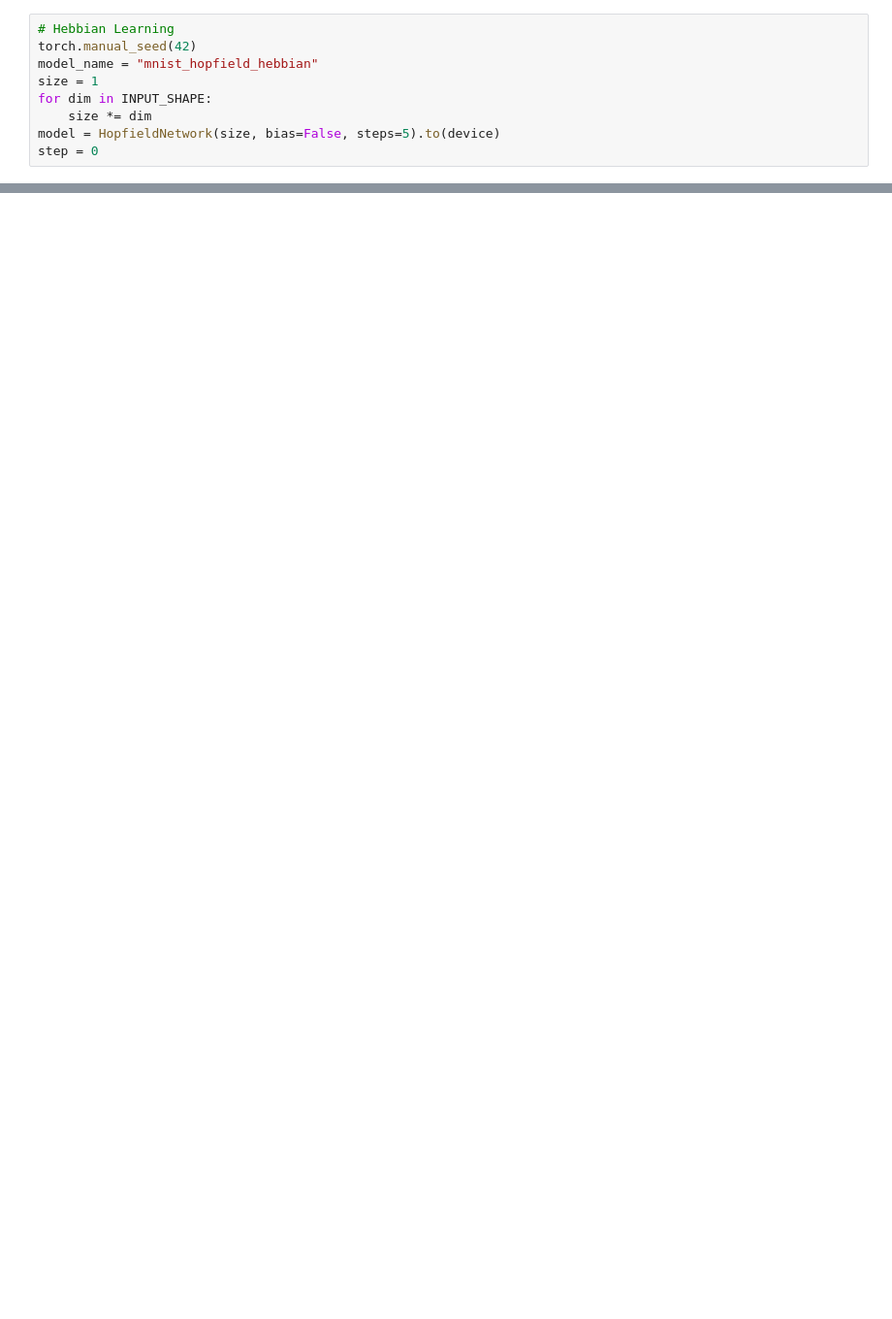
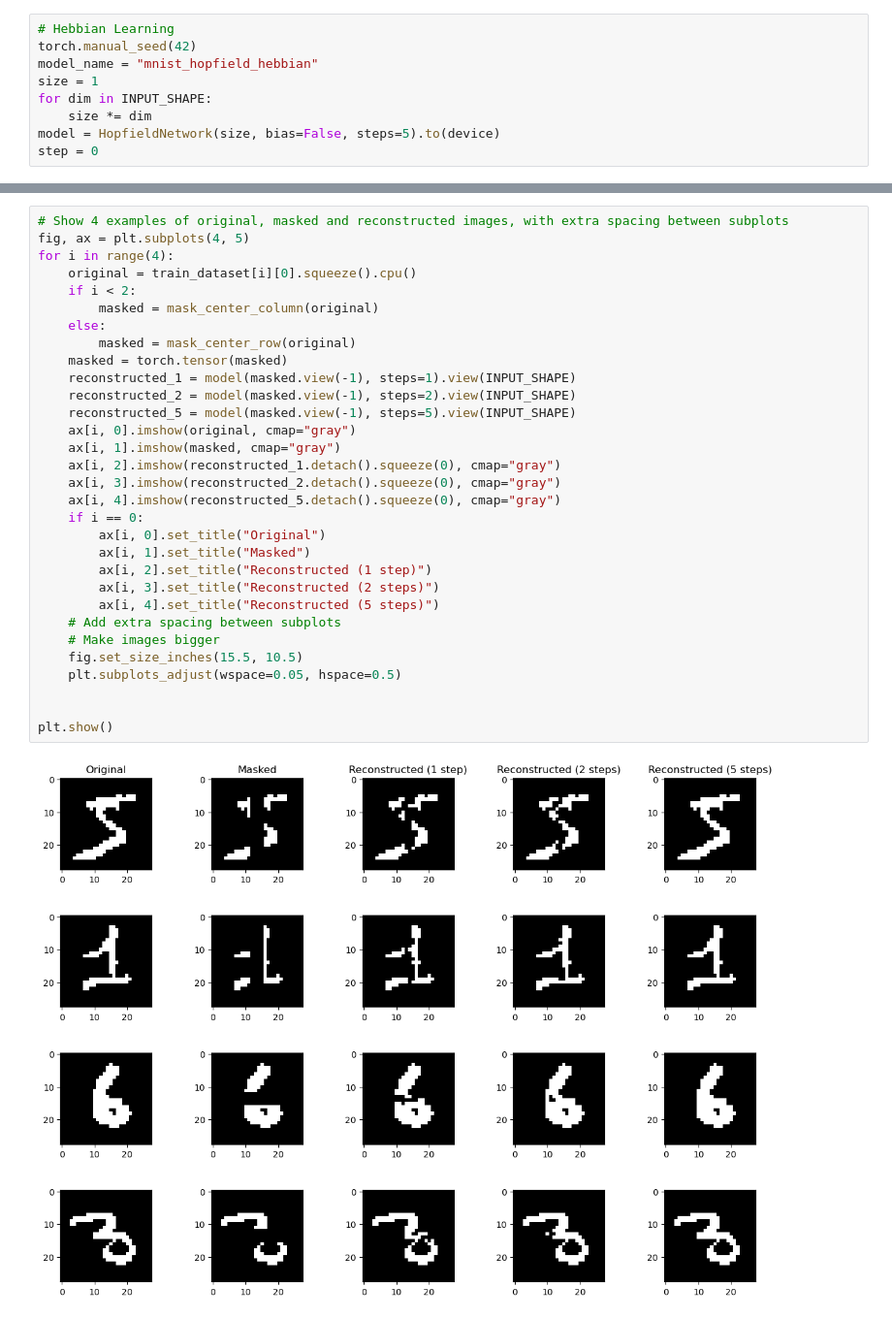
Before and after one commit to joeagriffith/hopfield-networks, a Jupyter notebook: mnist.ipynb, the cells around one changed output, grey strips where cells are left out. Shown at 97% size. Drawn from its saved outputs; the diff is of its cells as text; blank space fills up the shorter version.

```diff
--- a/mnist.ipynb
+++ b/mnist.ipynb
@@ -166,0 +186,33 @@ plt.show()
+# %%
+# Show 4 examples of original, masked and reconstructed images, with extra spacing between subplots
+fig, ax = plt.subplots(4, 5)
+for i in range(4):
+    original = train_dataset[i][0].squeeze().cpu()
+    if i < 2:
+        masked = mask_center_column(original)
+    else:
+        masked = mask_center_row(original)
+    masked = torch.tensor(masked)
+    reconstructed_1 = model(masked.view(-1), steps=1).view(INPUT_SHAPE)
+    reconstructed_2 = model(masked.view(-1), steps=2).view(INPUT_SHAPE)
+    reconstructed_5 = model(masked.view(-1), steps=5).view(INPUT_SHAPE)
+    ax[i, 0].imshow(original, cmap="gray")
+    ax[i, 1].imshow(masked, cmap="gray")
+    ax[i, 2].imshow(reconstructed_1.detach().squeeze(0), cmap="gray")
+    ax[i, 3].imshow(reconstructed_2.detach().squeeze(0), cmap="gray")
+    ax[i, 4].imshow(reconstructed_5.detach().squeeze(0), cmap="gray")
+    if i == 0:
+        ax[i, 0].set_title("Original")
+        ax[i, 1].set_title("Masked")
+        ax[i, 2].set_title("Reconstructed (1 step)")
+        ax[i, 3].set_title("Reconstructed (2 steps)")
+        ax[i, 4].set_title("Reconstructed (5 steps)")
+    # Add extra spacing between subplots
+    # Make images bigger
+    fig.set_size_inches(15.5, 10.5)
+    plt.subplots_adjust(wspace=0.05, hspace=0.5)
+
+
+plt.show()
+# %% [output]
+[figure, added]
```
Also changed, not shown: parts of 9 cells of this notebook, 1 other file.
